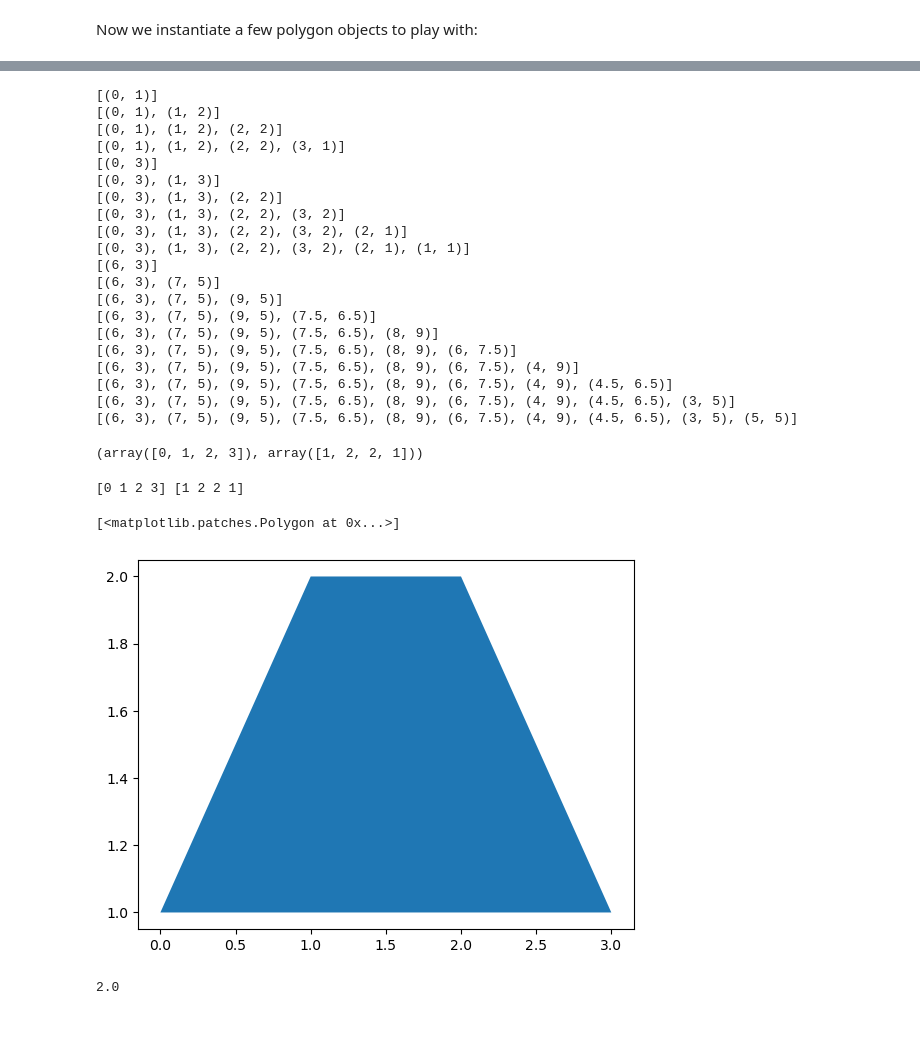
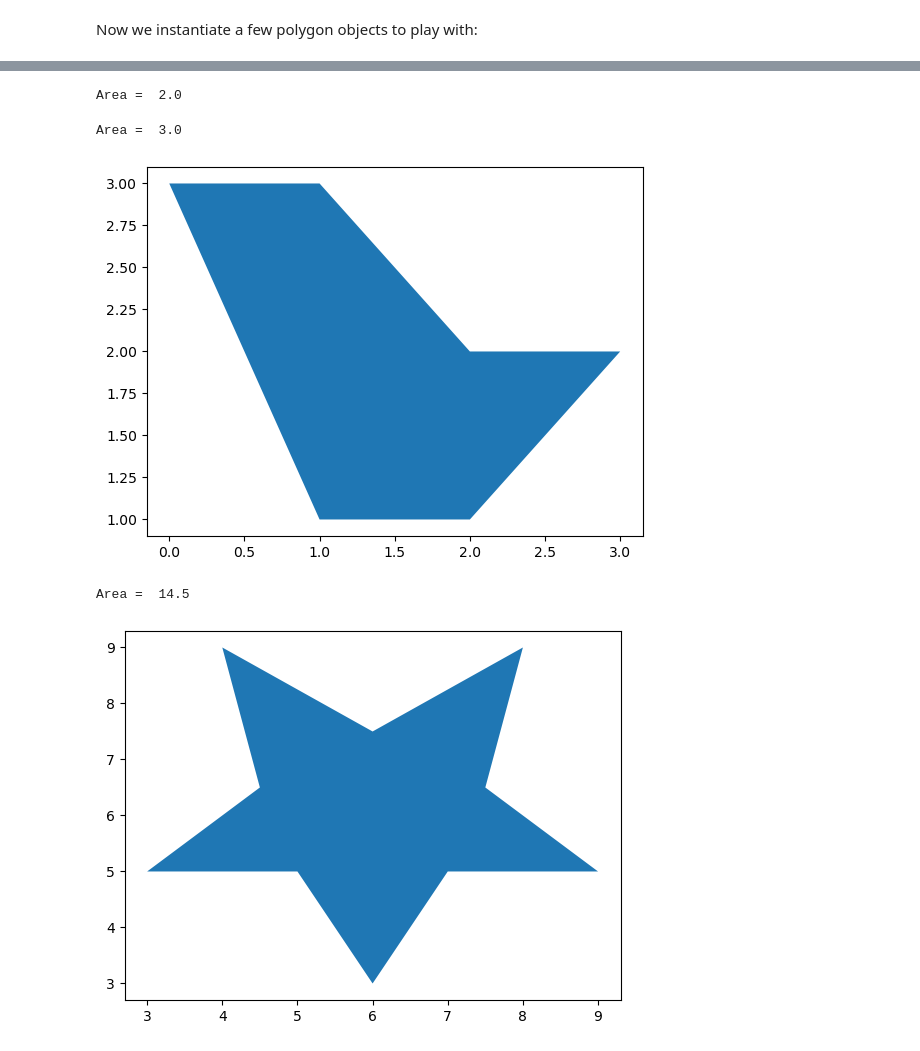
Before and after one commit to salvatorius/demopyter, a Jupyter notebook: test.ipynb, the cells around one changed output, grey strips where cells are left out. Drawn from its saved outputs; the diff is of its cells as text; code cells hidden in the pictures.

```diff
--- a/test.ipynb
+++ b/test.ipynb
@@ -5,7 +7,6 @@ from dataclasses import dataclass
 from typing import List, Tuple, Union
 import numpy as np
 
-from geometry.points import Point2D
 
 @dataclass
 class Point2D:
@@ -13,7 +14,7 @@ class Point2D:
     y: float
 
     def __repr__(self):
-        return f'Point2D <{self.x}, {self.y}>'
+        return f'Point2D<{self.x},{self.y}>'
 
 PointPair = Union[Tuple[float, float], Point2D]
 
@@ -22,7 +23,7 @@ class Polygon:
     def _is_valid_tuple(obj) -> bool:
         return isinstance(obj, tuple) \
             and len(obj) == 2 \
-            and all(isinstance(value, float) for value in obj)
+            and all(isinstance(value, float) or isinstance(value, int) for value in obj)
 
     def __init__(self, points: List[PointPair]):
         vertices = []
@@ -65,7 +89,18 @@ Now we instantiate a few polygon objects to play with:
+# %%
+# Calculating Polygon Area
+print("Area = ", trapeze.calc_area())
+# %% [output]
+Area =  2.0
+# %%
+bird = Polygon([(0, 3), (1, 3), (2, 2), (3, 2), (2, 1), (1, 1)])
+_, ax = plt.subplots()
+ax.fill(*bird.coordinates)
+print("Area = ", bird.calc_area())
+# %% [output]
+Area =  3.0
+[figure, added]
 # %%
-FIRST = Polygon([(0, 1), (1, 2), (2, 2), (3, 1)])
-SECOND = Polygon([(0, 3), (1, 3), (2, 2), (3, 2), (2, 1), (1, 1)])
-STAR = Polygon([
+star = Polygon([
         (6, 3),
         (7, 5),
         (9, 5),
@@ -76,56 +111,10 @@ STAR = Polygon([
         (4.5, 6.5),
         (3, 5),
         (5, 5),
-    ]
-)
+    ])
+_, ax = plt.subplots()
+ax.fill(*star.coordinates)
+print("Area = ", star.calc_area())
 # %% [output]
-[(0, 1)]
-[(0, 1), (1, 2)]
-[(0, 1), (1, 2), (2, 2)]
-[(0, 1), (1, 2), (2, 2), (3, 1)]
-[(0, 3)]
-[(0, 3), (1, 3)]
-[(0, 3), (1, 3), (2, 2)]
-[(0, 3), (1, 3), (2, 2), (3, 2)]
-[(0, 3), (1, 3), (2, 2), (3, 2), (2, 1)]
-[(0, 3), (1, 3), (2, 2), (3, 2), (2, 1), (1, 1)]
-[(6, 3)]
-[(6, 3), (7, 5)]
-[(6, 3), (7, 5), (9, 5)]
-[(6, 3), (7, 5), (9, 5), (7.5, 6.5)]
-[(6, 3), (7, 5), (9, 5), (7.5, 6.5), (8, 9)]
-[(6, 3), (7, 5), (9, 5), (7.5, 6.5), (8, 9), (6, 7.5)]
-[(6, 3), (7, 5), (9, 5), (7.5, 6.5), (8, 9), (6, 7.5), (4, 9)]
-[(6, 3), (7, 5), (9, 5), (7.5, 6.5), (8, 9), (6, 7.5), (4, 9), (4.5, 6.5)]
-[(6, 3), (7, 5), (9, 5), (7.5, 6.5), (8, 9), (6, 7.5), (4, 9), (4.5, 6.5), (3, 5)]
-[(6, 3), (7, 5), (9, 5), (7.5, 6.5), (8, 9), (6, 7.5), (4, 9), (4.5, 6.5), (3, 5), (5, 5)]
+Area =  14.5
+[figure, added]
-# %%
-FIRST.coordinates
-# %% [output]
-(array([0, 1, 2, 3]), array([1, 2, 2, 1]))
-# %%
-%matplotlib inline
-import numpy as np
-import matplotlib.pyplot as plt
-
-# get the x,y vectors
-x, y = FIRST.coordinates
-print(x, y)
-
-# create a new figure and axes object
-fig, ax = plt.subplots()
-
-# plot the polygon using the x and y values
-ax.fill(x, y)
-
-# show the plot
-#plt.show()
-# %% [output]
-[0 1 2 3] [1 2 2 1]
-[<matplotlib.patches.Polygon at 0x...>]
-[figure, removed]
-# %%
-# Calculating Polygon Area
-FIRST.calc_area()
-# %% [output]
-2.0
```
Also changed, not shown: parts of 2 cells of this notebook, 1 other file.
